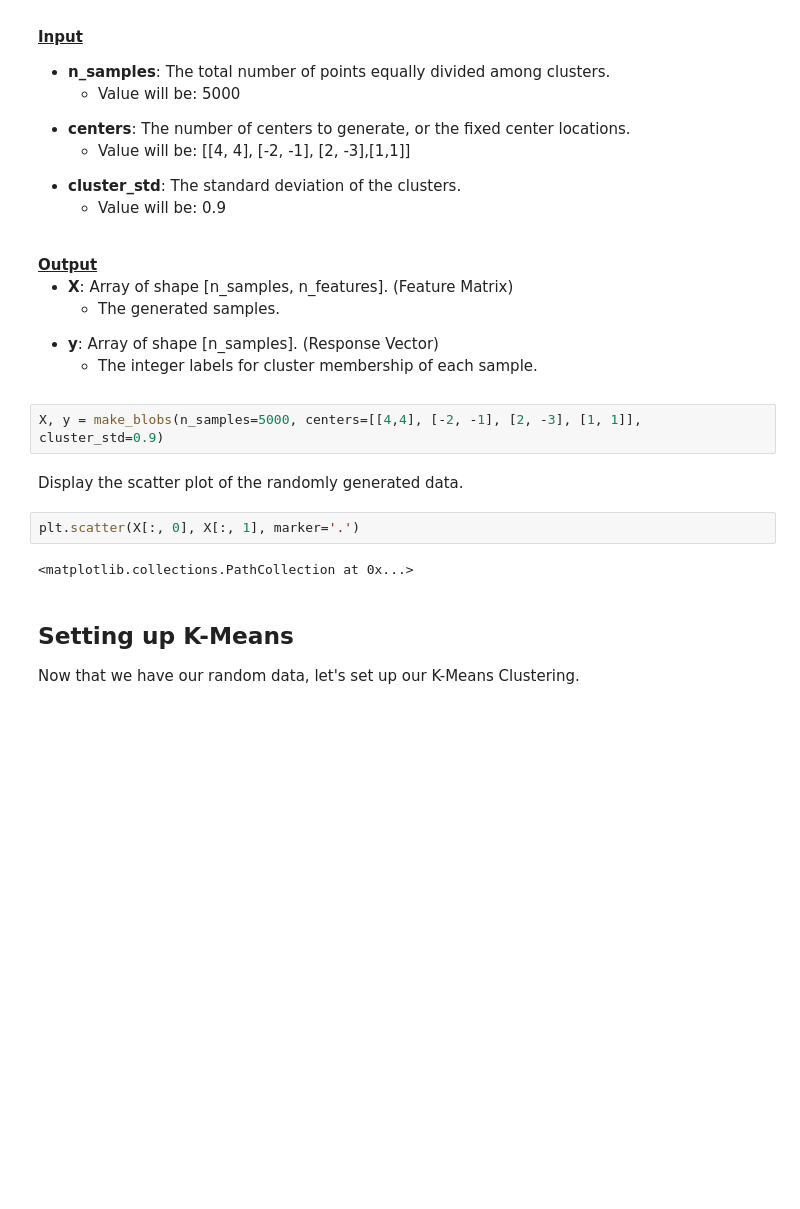
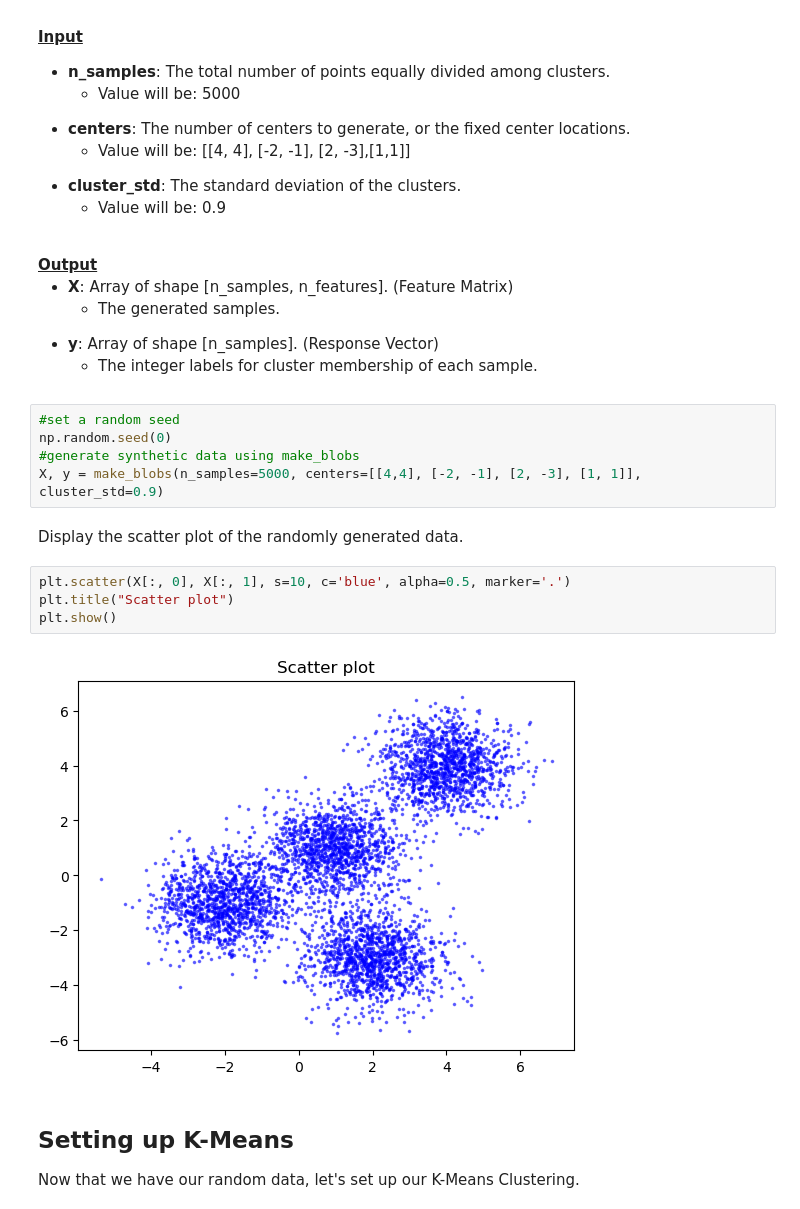
Before and after one commit to adriadi/lab-k-means-clustering, a Jupyter notebook: lab-k-means-clustering.ipynb, the cells around one changed output. Cells and saved outputs as stored; diff of their text form; blank space fills up the shorter version.

```diff
--- a/lab-k-means-clustering.ipynb
+++ b/lab-k-means-clustering.ipynb
@@ -103,13 +106,18 @@ Next we will be making <i> random clusters </i> of points by using the <b> make_
     <ul> <li> The integer labels for cluster membership of each sample. </li> </ul>
 </ul>
 # %%
+#set a random seed
+np.random.seed(0)
+#generate synthetic data using make_blobs
 X, y = make_blobs(n_samples=5000, centers=[[4,4], [-2, -1], [2, -3], [1, 1]], cluster_std=0.9)
 # %% [markdown]
 Display the scatter plot of the randomly generated data.
 # %%
-plt.scatter(X[:, 0], X[:, 1], marker='.')
+plt.scatter(X[:, 0], X[:, 1], s=10, c='blue', alpha=0.5, marker='.')
+plt.title("Scatter plot")
+plt.show()
 # %% [output]
-<matplotlib.collections.PathCollection at 0x...>
+[figure, added]
 # %% [markdown]
 <h2 id="setting_up_K_means">Setting up K-Means</h2>
 Now that we have our random data, let's set up our K-Means Clustering.
```
Also changed, not shown: parts of 15 cells of this notebook.
